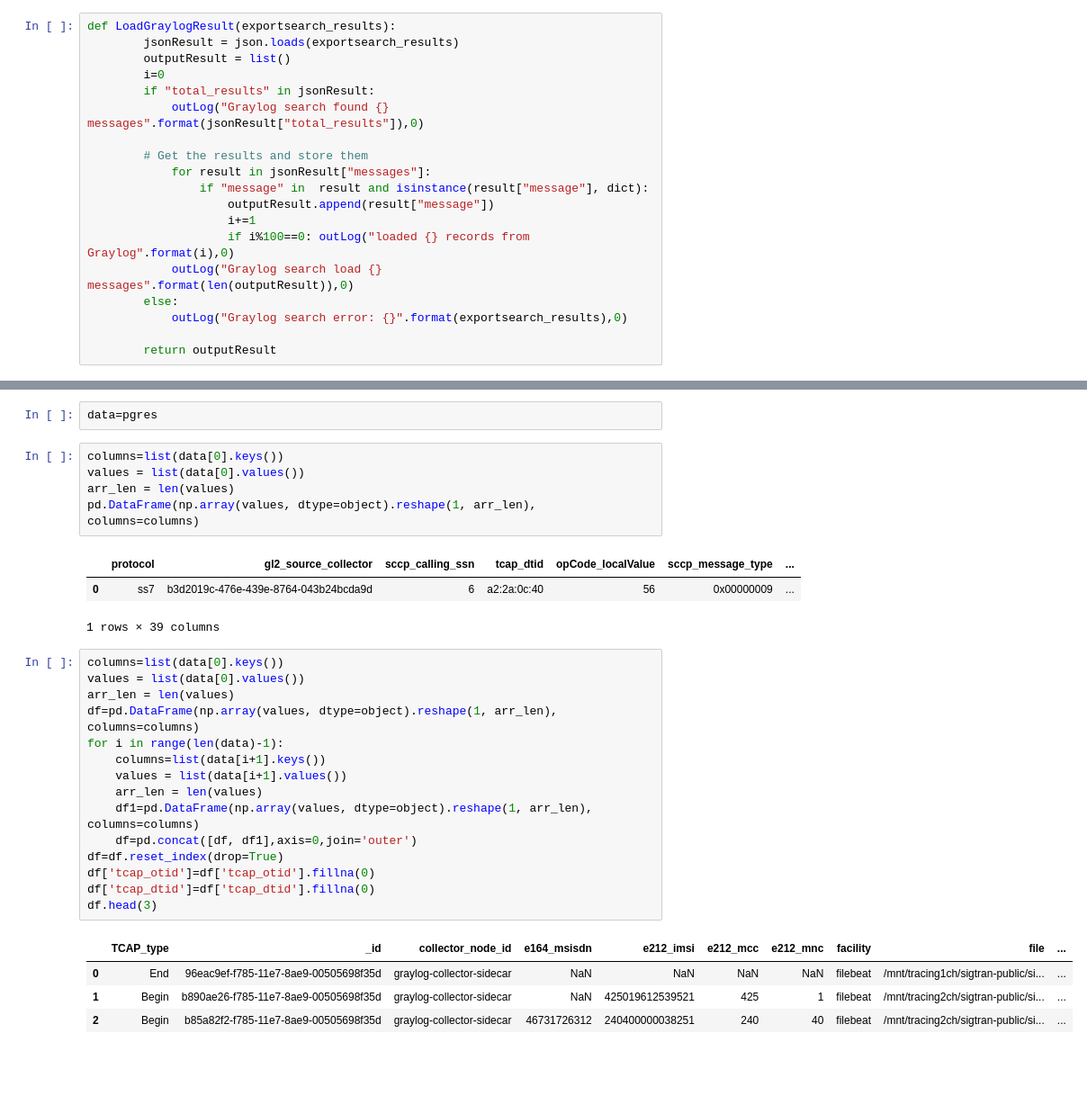
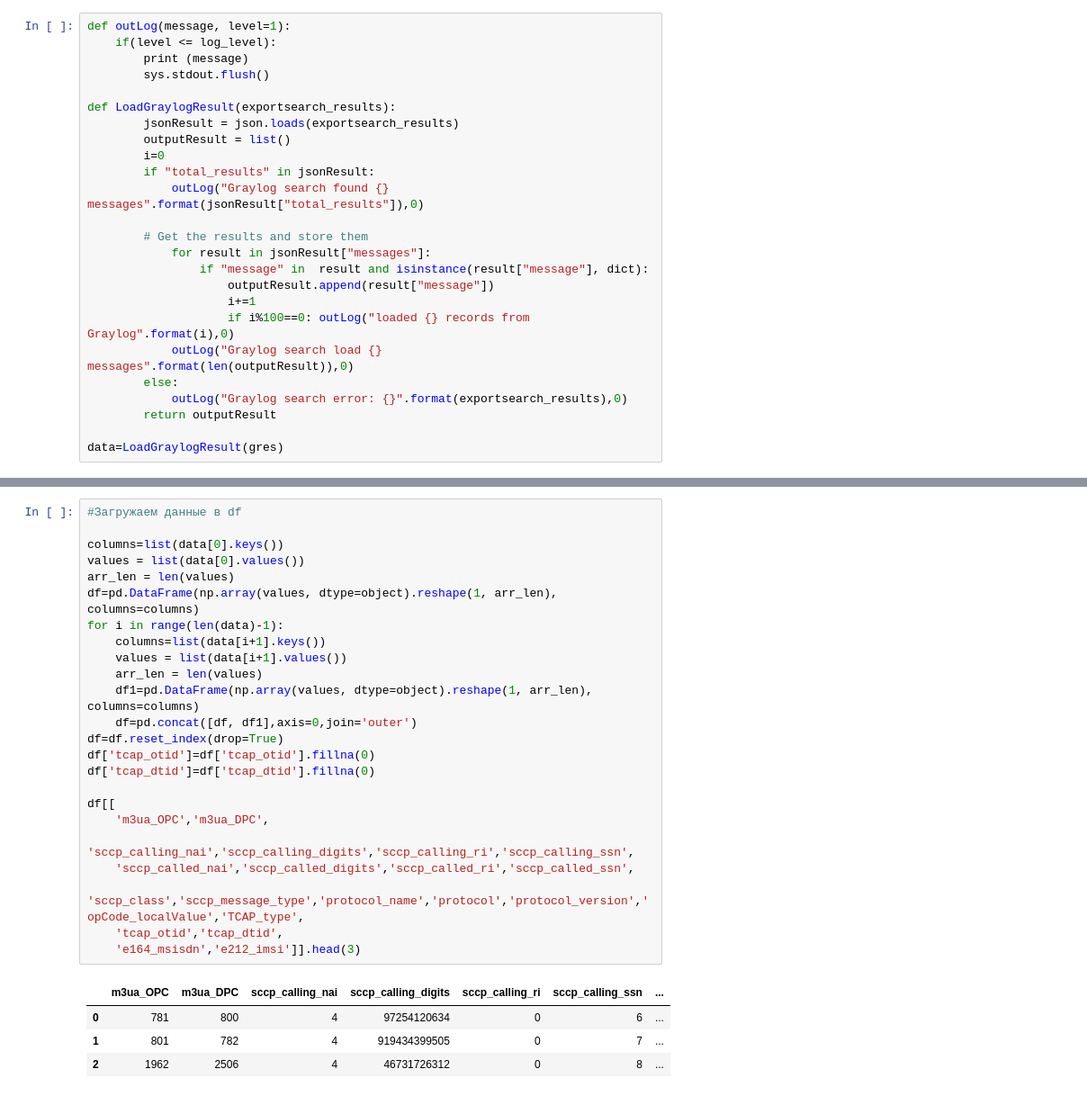
Before and after one commit to balobinp/RB_BD, a Jupyter notebook: RB_DB_CONN_Python2.ipynb, the cells around one changed output, grey strips where cells are left out. Shown: that part at 90% size. Saved outputs shown, nothing was run; the diff lists cells and outputs as text; blank space fills up the shorter version.

```diff
--- a/RB_DB_CONN_Python2.ipynb
+++ b/RB_DB_CONN_Python2.ipynb
@@ -40,4 +29,9 @@ def outLog(message, level=1):
 # %%
+def outLog(message, level=1):
+    if(level <= log_level):
+        print (message)
+        sys.stdout.flush()
+
 def LoadGraylogResult(exportsearch_results):
         jsonResult = json.loads(exportsearch_results)
         outputResult = list()
@@ -54,5 +48,6 @@ def LoadGraylogResult(exportsearch_results):
             outLog("Graylog search load {} messages".format(len(outputResult)),0)
         else:
             outLog("Graylog search error: {}".format(exportsearch_results),0)
+        return outputResult
 
-        return outputResult
+data=LoadGraylogResult(gres)
@@ -64,31 +57,29 @@ Graylog search load 59 messages
-# %%
-data=pgres
-# %%
-columns=list(data[0].keys())
-values = list(data[0].values())
-arr_len = len(values)
-pd.DataFrame(np.array(values, dtype=object).reshape(1, arr_len), columns=columns)
-# %% [output]
-|  | protocol | gl2_source_collector | sccp_calling_ssn | tcap_dtid | opCode_localValue | sccp_message_type | ... |
-| 0 | ss7 | b3d2019c-476e-439e-8764-043b24bcda9d | 6 | a2:2a:0c:40 | 56 | 0x00000009 | ... |
-1 rows × 39 columns
 # %%
+#Загружаем данные в df
+
 columns=list(data[0].keys())
 values = list(data[0].values())
 arr_len = len(values)
 df=pd.DataFrame(np.array(values, dtype=object).reshape(1, arr_len), columns=columns)
 for i in range(len(data)-1):
     columns=list(data[i+1].keys())
     values = list(data[i+1].values())
     arr_len = len(values)
     df1=pd.DataFrame(np.array(values, dtype=object).reshape(1, arr_len), columns=columns)
     df=pd.concat([df, df1],axis=0,join='outer')
 df=df.reset_index(drop=True)
 df['tcap_otid']=df['tcap_otid'].fillna(0)
 df['tcap_dtid']=df['tcap_dtid'].fillna(0)
-df.head(3)
+
+df[[
+    'm3ua_OPC','m3ua_DPC',
+    'sccp_calling_nai','sccp_calling_digits','sccp_calling_ri','sccp_calling_ssn',
+    'sccp_called_nai','sccp_called_digits','sccp_called_ri','sccp_called_ssn',
+    'sccp_class','sccp_message_type','protocol_name','protocol','protocol_version','opCode_localValue','TCAP_type',
+    'tcap_otid','tcap_dtid',
+    'e164_msisdn','e212_imsi']].head(3)
 # %% [output]
-|  | TCAP_type | _id | collector_node_id | e164_msisdn | e212_imsi | e212_mcc | e212_mnc | facility | file | ... |
-| 0 | End | 96eac9ef-f785-11e7-8ae9-00505698f35d | graylog-collector-sidecar | NaN | NaN | NaN | NaN | filebeat | /mnt/tracing1ch/sigtran-public/si... | ... |
-| 1 | Begin | b890ae26-f785-11e7-8ae9-00505698f35d | graylog-collector-sidecar | NaN | 425019612539521 | 425 | 1 | filebeat | /mnt/tracing2ch/sigtran-public/si... | ... |
-| 2 | Begin | b85a82f2-f785-11e7-8ae9-00505698f35d | graylog-collector-sidecar | 46731726312 | 240400000038251 | 240 | 40 | filebeat | /mnt/tracing2ch/sigtran-public/si... | ... |
+|  | m3ua_OPC | m3ua_DPC | sccp_calling_nai | sccp_calling_digits | sccp_calling_ri | sccp_calling_ssn | ... |
+| 0 | 781 | 800 | 4 | 97254120634 | 0 | 6 | ... |
+| 1 | 801 | 782 | 4 | 919434399505 | 0 | 7 | ... |
+| 2 | 1962 | 2506 | 4 | 46731726312 | 0 | 8 | ... |
```
Also changed, not shown: parts of 14 cells of this notebook.
